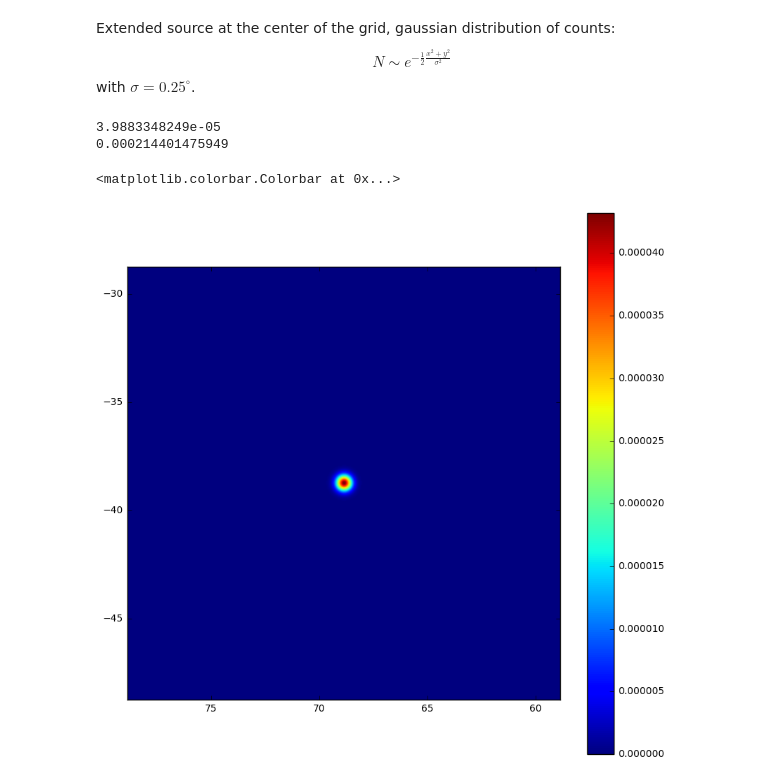
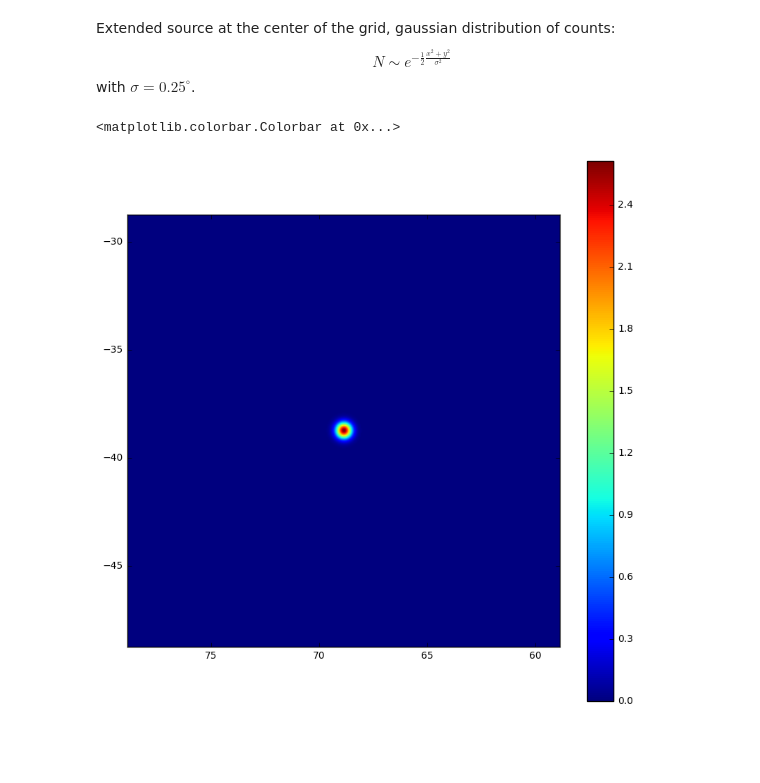
Before and after one commit to dtanoglidis/Research_Dark_Matter, a Jupyter notebook: Files_Creation.ipynb, the cells around one changed output. Drawn from its saved outputs; the diff is of its cells as text; code cells hidden in the pictures; blank space fills up the shorter version.

```diff
--- a/Files_Creation.ipynb
+++ b/Files_Creation.ipynb
@@ -137,14 +137,18 @@ logAenerg = np.log10(Aenerg/1000.0)
 
 #Thus, Aeff is now function of the log of the energy
 
+# Aeff in m^2, let's convert in cm^2 by multiplying
+
+Aeff = Aeff*10000
+
 
 #Let's now use interpolation in order to have a value corresponding to dN/dlogE for every
 #Also a interpolation in order to get a value for every energy for Aeff
 
 from scipy import interpolate
 
-intrpdNdlogE = interpolate.splrep(logE, dNdlogE, s=0)
-intrpAeff = interpolate.splrep(logAenerg, Aeff, s=0)
+intrpdNdlogE = interpolate.interp1d(logE, dNdlogE)
+intrpAeff = interpolate.interp1d(logAenerg, Aeff)
 
 
 #Function which implements a trapezoidal rule integration
@@ -159,8 +163,8 @@ def integralino(a,b):
     for j in range (0,nu):
         x1 = a + j*h
         x2 = x1 + h
-        q1 = (interpolate.splev(x1, intrpdNdlogE, der = 0))*(interpolate.splev(x1, intrpAeff, der = 0))
-        q2 = (interpolate.splev(x2, intrpdNdlogE, der = 0))*(interpolate.splev(x2, intrpAeff, der = 0))
+        q1 = (intrpdNdlogE(x1))*(intrpAeff(x1))
+        q2 = (intrpdNdlogE(x2))*(intrpAeff(x2))
         summa = summa +  q1 + q2
     summa = summa*h/2.0
     return summa
@@ -178,9 +182,12 @@ sec_year = 365*24*3600
 texp = years*frac_year*sec_year
 
 
+
+
 #We have also to introduce a normalization factor
 
-norm = 2.87e-10
+norm = 2.87e-10/2.0
+
 
 
 for i in range (0,numbins):
@@ -374,22 +381,19 @@ for k in range (0,numbins):
 
 for k in range (0, numbins):
     extsource[k] = (2.0*counts[k])*extsource[k]/norma
-# %% [output]
-3.9883348249e-05
-0.000214401475949
 # %%
 hdu1 = fits.PrimaryHDU()
 hdu1.data=extsource
 
 hdu.writeto('extended.fits', clobber = True)
 
 fig=plt.figure(figsize=(10.0, 10.0))
-plt.imshow(hdu1.data[3], extent=[upx,lowx,lowy,upy])
+plt.imshow(hdu1.data[7], extent=[upx,lowx,lowy,upy])
 plt.autoscale(False)
 plt.xlim(upx,lowx)
 plt.ylim(lowy,upy)
 
 plt.colorbar()
 # %% [output]
 <matplotlib.colorbar.Colorbar at 0x...>
-[figure, old version]
+[figure, new version]
```
Also changed, not shown: parts of 2 cells of this notebook.
